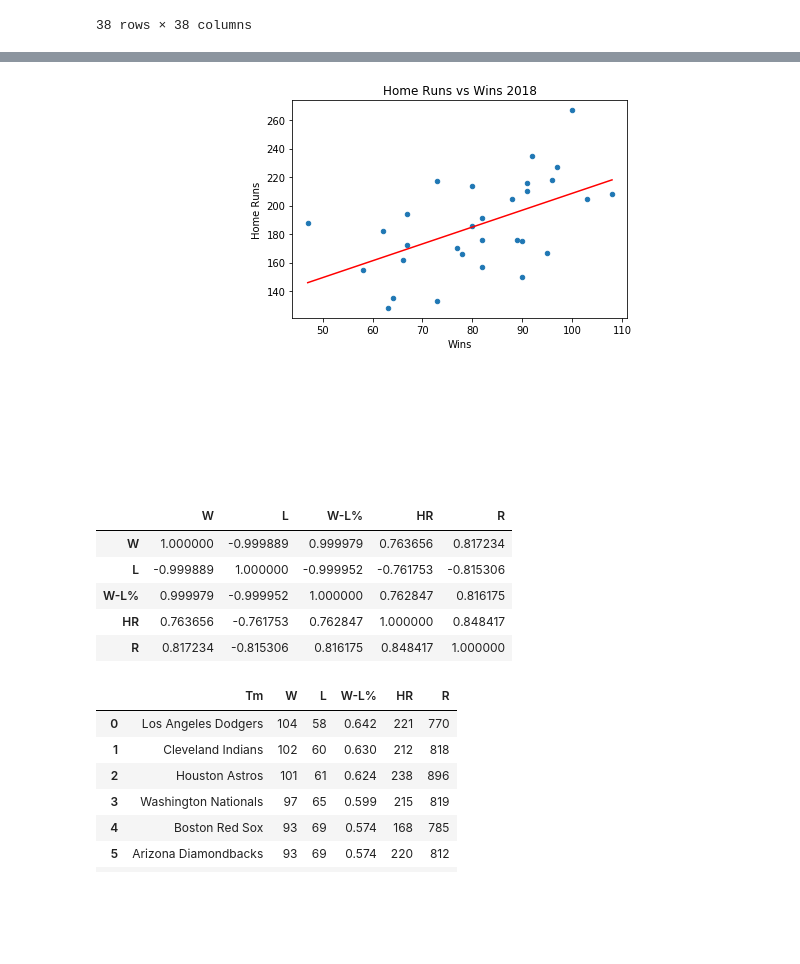
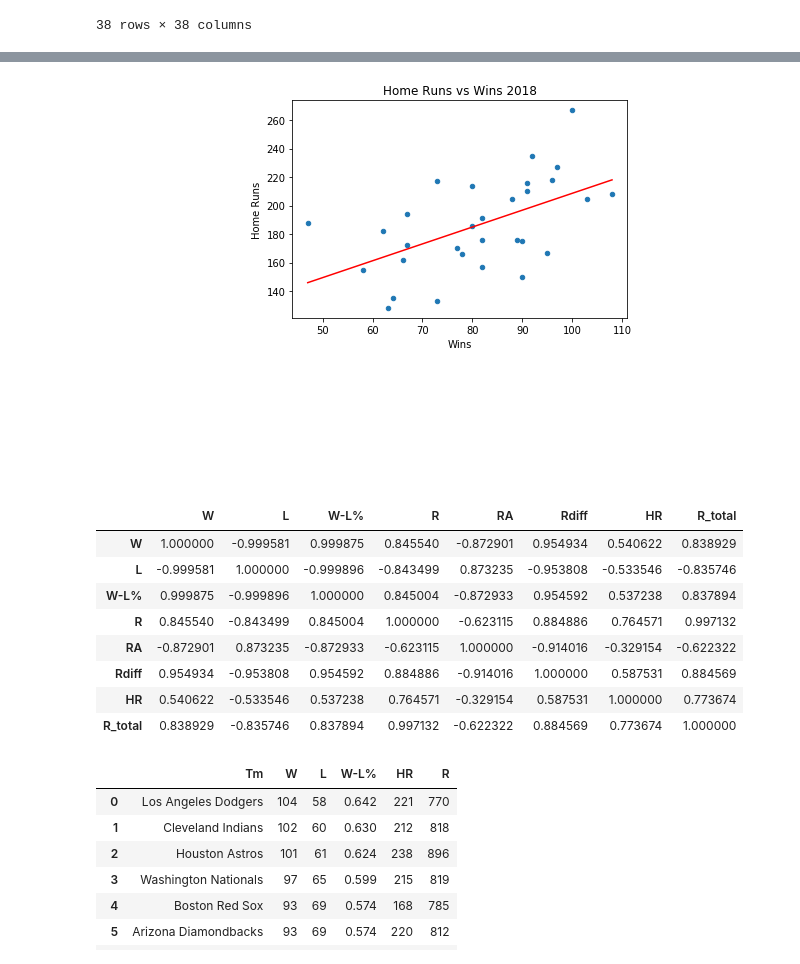
Before and after one commit to trent654321/Sports-Data-Analysis, a Jupyter notebook: team_stats_analysis.ipynb, the cells around one changed output, grey strips where cells are left out. Drawn from its saved outputs; the diff is of its cells as text; code cells hidden in the pictures; blank space fills up the shorter version.

```diff
--- a/team_stats_analysis.ipynb
+++ b/team_stats_analysis.ipynb
@@ -109,8 +115,9 @@ wins_hr_2019.corr()
 # %%
 stand2018 = frames['2018_standings']
 bat2018 = frames['2018_bat']
-wins2018 = stand2018[['Tm','W','L','W-L%']]
+wins2018 = stand2018[['Tm','W','L','W-L%','R','RA','Rdiff']]
 hr2018 = bat2018[['Tm','HR','R']]
+hr2018 = hr2018.rename(columns={'R':'R_total'})
 wins_hr_2018 = wins2018.merge(hr2018,how='inner',on='Tm')
 wins_hr_2018
 # %% [output]
@@ -134,25 +141,28 @@ wins_hr_2018
 # %%
 wins_hr_2018.plot.scatter(x = 'W', y = 'HR')
 x_values = wins_hr_2018['W']
 y_values = wins_hr_2018['HR']
 (slope, intercept, rvalue, pvalue, stderr) = linregress(x_values, y_values)
 regress_values = x_values * slope + intercept
 line_eq = "y = " + str(round(slope,2)) + "x + " + str(round(intercept,2))
 plt.plot(x_values,regress_values,"r-")
 plt.annotate(line_eq,(6,10),fontsize=15,color="red")
 plt.title('Home Runs vs Wins 2018')
 plt.xlabel('Wins')
 plt.ylabel('Home Runs')
 plt.show()
-wins_hr_2019.corr()
+wins_hr_2018.corr()
 # %% [output]
 [figure]
-|  | W | L | W-L% | HR | R |
-| W | 1.000000 | -0.999889 | 0.999979 | 0.763656 | 0.817234 |
-| L | -0.999889 | 1.000000 | -0.999952 | -0.761753 | -0.815306 |
-| W-L% | 0.999979 | -0.999952 | 1.000000 | 0.762847 | 0.816175 |
-| HR | 0.763656 | -0.761753 | 0.762847 | 1.000000 | 0.848417 |
-| R | 0.817234 | -0.815306 | 0.816175 | 0.848417 | 1.000000 |
+|  | W | L | W-L% | R | RA | Rdiff | HR | R_total |
+| W | 1.000000 | -0.999581 | 0.999875 | 0.845540 | -0.872901 | 0.954934 | 0.540622 | 0.838929 |
+| L | -0.999581 | 1.000000 | -0.999896 | -0.843499 | 0.873235 | -0.953808 | -0.533546 | -0.835746 |
+| W-L% | 0.999875 | -0.999896 | 1.000000 | 0.845004 | -0.872933 | 0.954592 | 0.537238 | 0.837894 |
+| R | 0.845540 | -0.843499 | 0.845004 | 1.000000 | -0.623115 | 0.884886 | 0.764571 | 0.997132 |
+| RA | -0.872901 | 0.873235 | -0.872933 | -0.623115 | 1.000000 | -0.914016 | -0.329154 | -0.622322 |
+| Rdiff | 0.954934 | -0.953808 | 0.954592 | 0.884886 | -0.914016 | 1.000000 | 0.587531 | 0.884569 |
+| HR | 0.540622 | -0.533546 | 0.537238 | 0.764571 | -0.329154 | 0.587531 | 1.000000 | 0.773674 |
+| R_total | 0.838929 | -0.835746 | 0.837894 | 0.997132 | -0.622322 | 0.884569 | 0.773674 | 1.000000 |
 # %%
 stand2017 = frames['2017_standings']
 bat2017 = frames['2017_bat']
```
Also changed, not shown: parts of 5 cells of this notebook, 1 other file.
